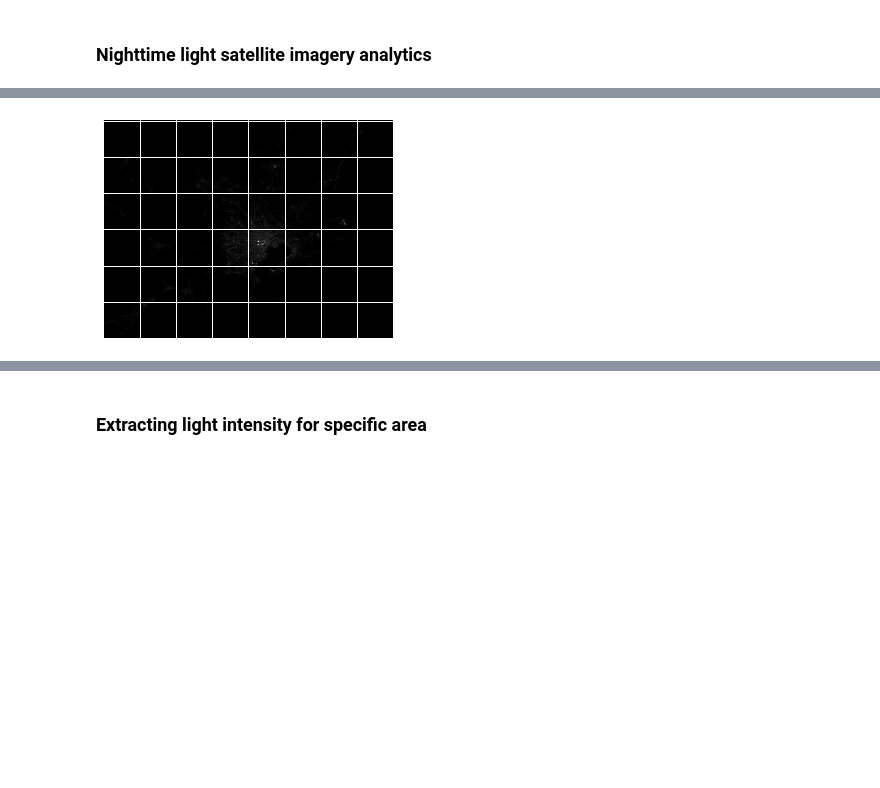
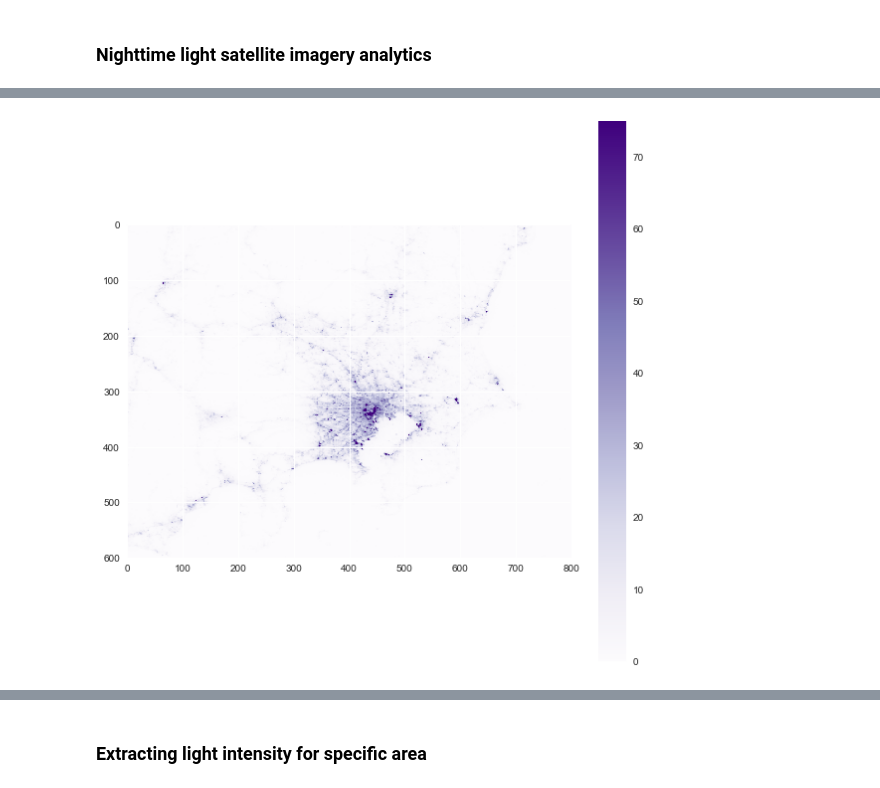
Before and after one commit to hayashiyus/nighttime_light_intensity_analytics, a Jupyter notebook: ipynb/nighttime_light_intensity_analysis.ipynb, the cells around one changed output, grey strips where cells are left out. Saved outputs shown, nothing was run; the diff lists cells and outputs as text; code cells hidden in the pictures; blank space fills up the shorter version.

```diff
--- a/ipynb/nighttime_light_intensity_analysis.ipynb
+++ b/ipynb/nighttime_light_intensity_analysis.ipynb
@@ -156,8 +258,12 @@ Wall time: 1.62 s
 # %%
-%%time
-path2016_kanto = "/Users/hayashiyus/Documents/R/imagery_key/kanto_region/small_18700-9100-800-600_VIIRS-2016-10.tif"
+path2016_kanto = "/Users/hayashiyus/Documents/R/imagery_key/kanto_region/small_18700-9100-800-600_VIIRS-2016-04.tif"
+img2016_kanto = read_img(path2016_kanto)
 
-img2016_kanto = read_img(path2016_kanto)
-plot_images([img2016_kanto])
+plt.figure(figsize = (10,10))
+
+plt.subplot(111)
+plt.imshow(img2016_kanto, clim=(0, 75), cmap='Purples')
+plt.colorbar()
+plt.show()
 # %% [output]
-[figure, old version]
+[figure, new version]
```
Also changed, not shown: parts of 44 cells of this notebook.
